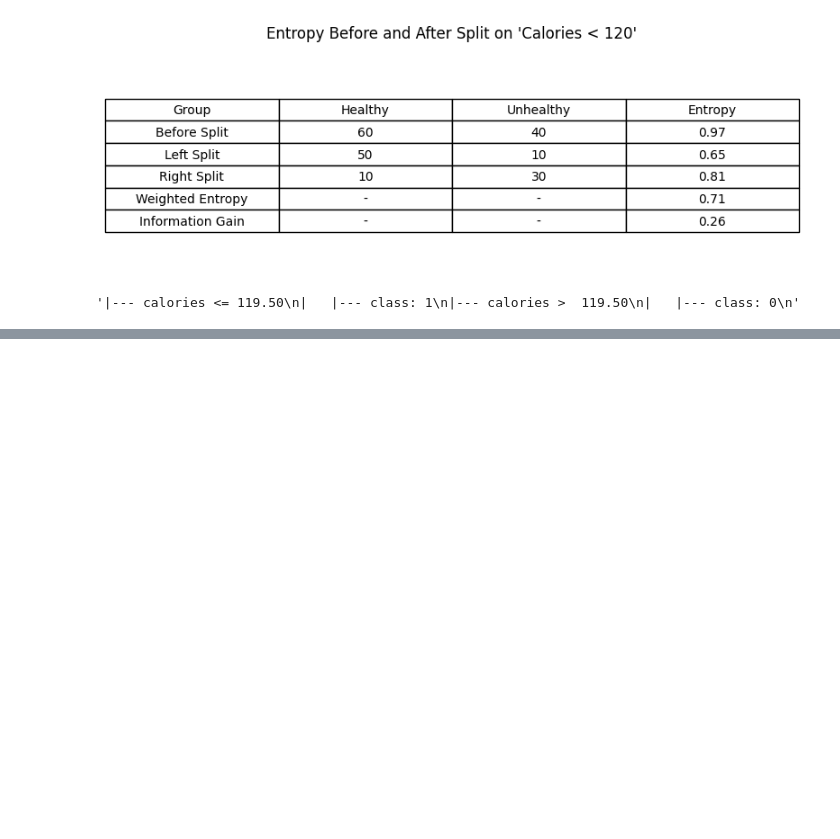
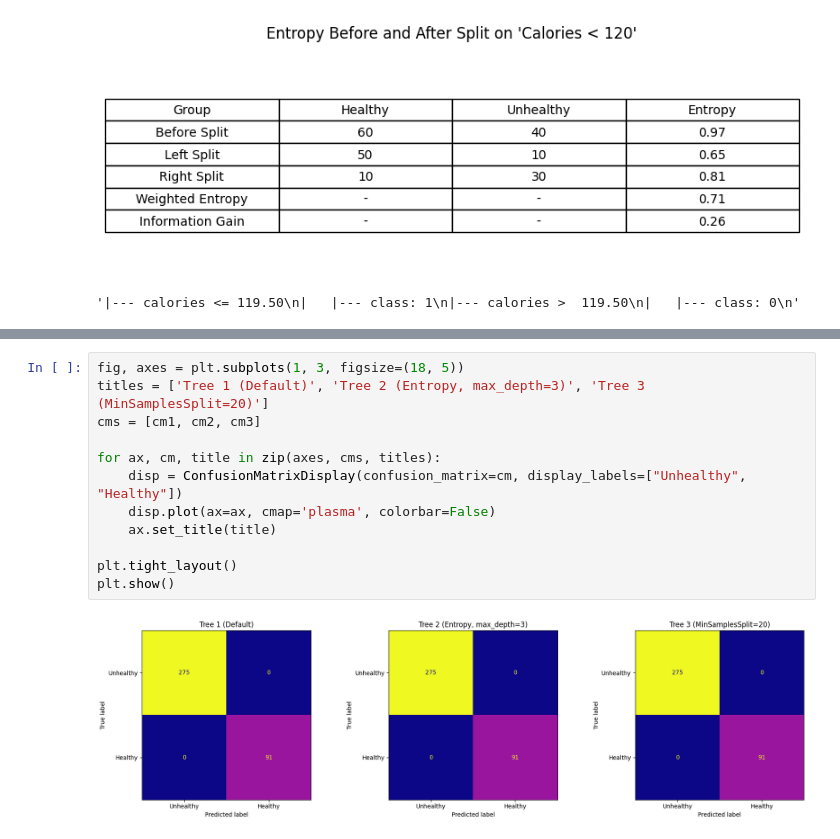
Before and after one commit to RISSIKUMARP/Enhancing-Public-Health-by-Identifying-Unhealthy-Foods-Promoting-Healthier-Alternatives, a Jupyter notebook: scripts/DT.ipynb, the cells around one changed output, grey strips where cells are left out. Drawn from its saved outputs; the diff is of its cells as text; blank space fills up the shorter version.

```diff
--- a/scripts/DT.ipynb
+++ b/scripts/DT.ipynb
@@ -151,0 +183,14 @@ tree_rules
+# %%
+fig, axes = plt.subplots(1, 3, figsize=(18, 5))
+titles = ['Tree 1 (Default)', 'Tree 2 (Entropy, max_depth=3)', 'Tree 3 (MinSamplesSplit=20)']
+cms = [cm1, cm2, cm3]
+
+for ax, cm, title in zip(axes, cms, titles):
+    disp = ConfusionMatrixDisplay(confusion_matrix=cm, display_labels=["Unhealthy", "Healthy"])
+    disp.plot(ax=ax, cmap='plasma', colorbar=False)
+    ax.set_title(title)
+
+plt.tight_layout()
+plt.show()
+# %% [output]
+[figure, added]
```
Also changed, not shown: parts of 4 cells of this notebook, 10 other files.
